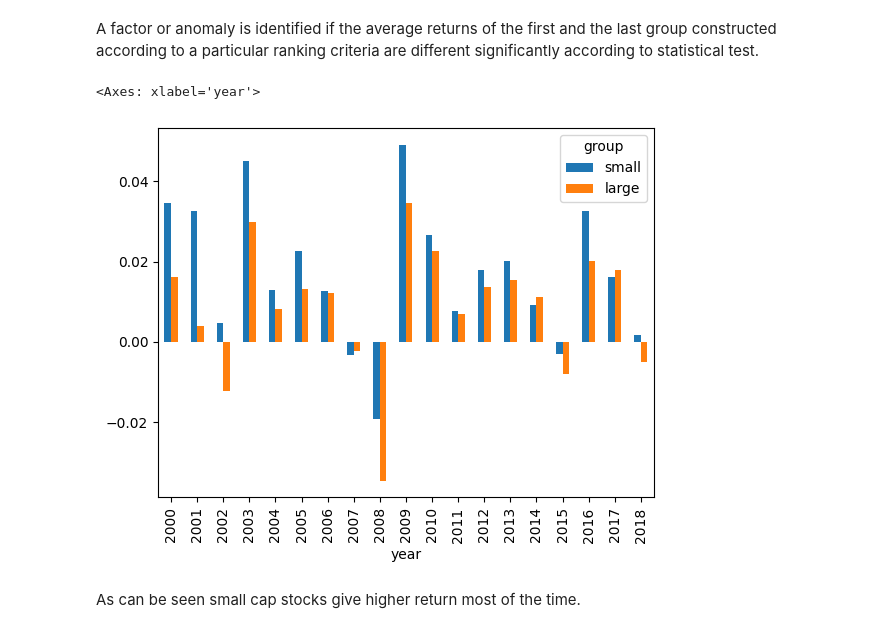
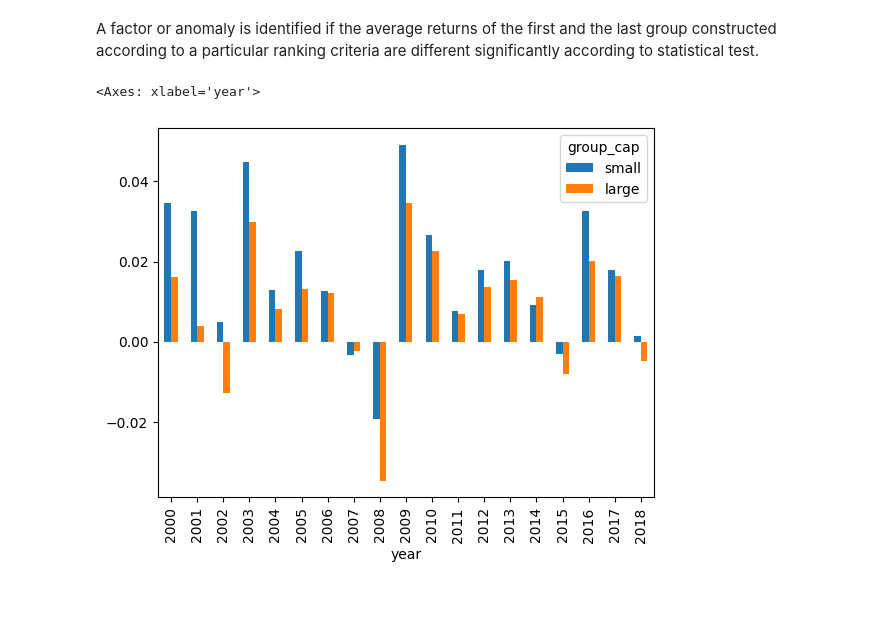
Before and after one commit to dionysos137/ml-factor-py, a Jupyter notebook: 3_factor_investing_and_asset_pricing_anomalies.ipynb, the cells around one changed output. Cells and saved outputs as stored; diff of their text form; code cells hidden in the pictures; blank space fills up the shorter version.

```diff
--- a/3_factor_investing_and_asset_pricing_anomalies.ipynb
+++ b/3_factor_investing_and_asset_pricing_anomalies.ipynb
@@ -4,6 +4,8 @@ import pandas as pd
 import warnings
 warnings.filterwarnings('ignore')
 from functions import load_data
+import matplotlib.pyplot as plt
+plt.rcParams['figure.figsize'] = [10,5]
 # %%
 data = load_data()
 data.head()
@@ -19,17 +22,20 @@ A factor or anomaly is identified if the average returns of the first and the la
 # %%
 # To show the size effect
 df = data[["date","stock_id", "Mkt_Cap_12M_Usd", "R1M_Usd"]]
+
 # at each time pt, we separate equitys into two groups according to their 12-month average market cap
-df["mean_cap"] = df["Mkt_Cap_12M_Usd"].groupby(df["date"]).transform(np.mean)
-df["group"] = np.where(df["Mkt_Cap_12M_Usd"] > df["mean_cap"], "large","small")
+def trans(x):
+    y = x > x.median()
+    return y.replace({True:"large", False:"small"})
+
+df["group_cap"] = df.groupby("date")["Mkt_Cap_12M_Usd"].transform(trans)
+#df["group"] = np.where(df["Mkt_Cap_12M_Usd"] > df["mean_cap"], "large","small")
 df["year"] = df["date"].dt.year
 # we then calculate the 1-month forward return of the equal-weighted portfolio corresponding to these two groups
 # finally we average the return of the portfolios over each year.
 # this two steps can be merged into one
-g = df.groupby(["year", "group"]).R1M_Usd.aggregate("mean").unstack()
+g = df.groupby(["year", "group_cap"]).R1M_Usd.aggregate("mean").unstack()
 g.plot(kind="bar",  y=["small", "large"])
 # %% [output]
 <Axes: xlabel='year'>
-[figure, old version]
+[figure, new version]
-# %% [markdown]
-As can be seen small cap stocks give higher return most of the time.
```
Also changed, not shown: parts of 10 cells of this notebook.
